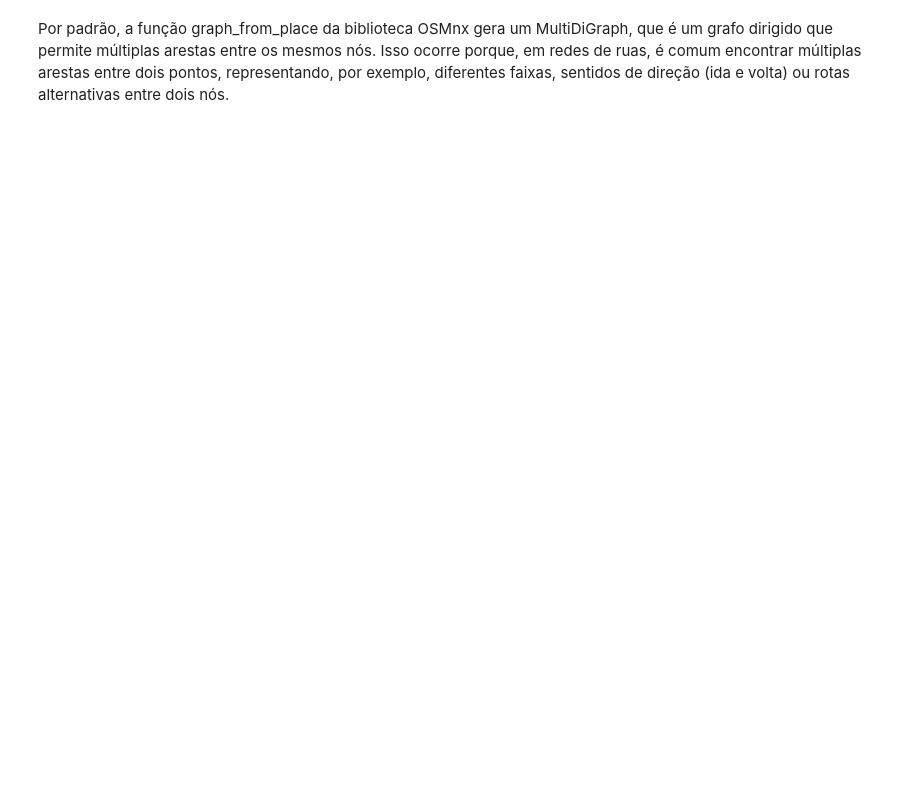
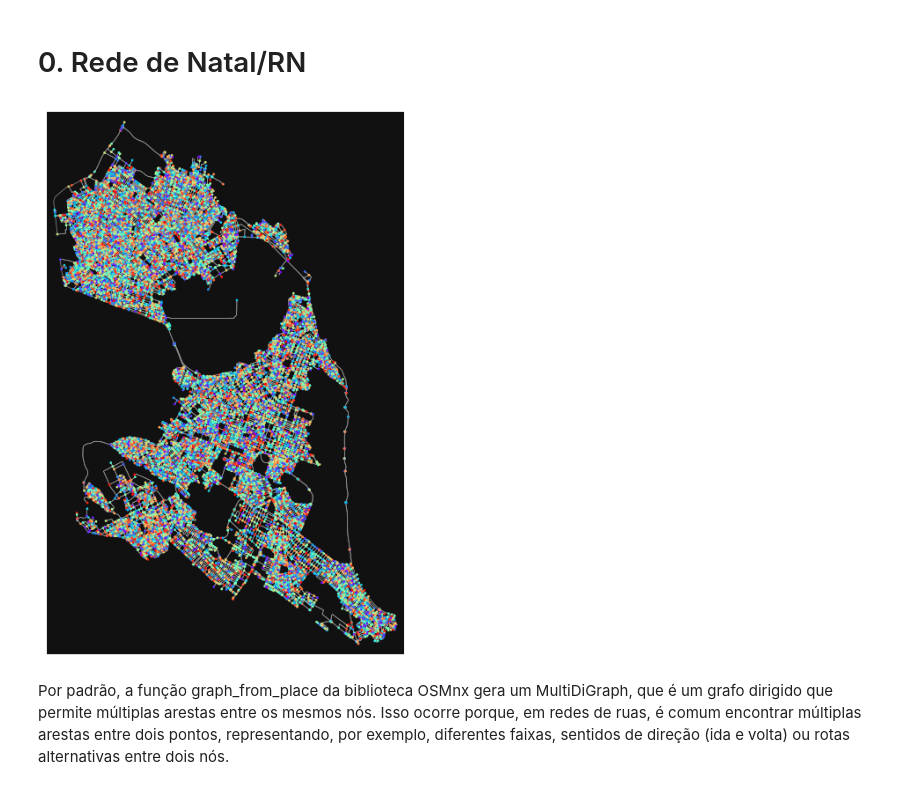
Before and after one commit to polianaraujo/aed2, a Jupyter notebook: U1T4/U1T4_PythonNotebook.ipynb, the cells around one changed output. Cells and saved outputs as stored; diff of their text form; code cells hidden in the pictures; blank space fills up the shorter version.

```diff
--- a/U1T4/U1T4_PythonNotebook.ipynb
+++ b/U1T4/U1T4_PythonNotebook.ipynb
@@ -36,2 +31,24 @@ fig, ax = ox.plot_graph(G, node_size=10, node_color='red', edge_linewidth=0.5)
+# %% [markdown]
+# 0. Rede de Natal/RN
+# %%
+# Definindo a região de interesse
+place_name = "Natal, Rio Grande do Norte, Brazil"
+
+# Gerar grafo, B=baixando dados de OpenStreetMap, selecionando ruas para carros
+G = ox.graph_from_place(place_name, network_type='drive')
+
+# Gerar uma lista de cores aleatórias para os nós
+node_colors = [cm.rainbow(random.random()) for _ in range(len(G.nodes))]
+
+# Plotar o grafo com cores variadas nos nós
+fig, ax = ox.plot_graph(
+    G,
+    node_size=4,
+    node_color=node_colors,  # Define a lista de cores
+    edge_linewidth=0.5
+)
+plt.show()
+# %% [output]
+[figure, added]
 # %% [markdown]
 Por padrão, a função graph_from_place da biblioteca OSMnx gera um MultiDiGraph, que é um grafo dirigido que permite múltiplas arestas entre os mesmos nós. Isso ocorre porque, em redes de ruas, é comum encontrar múltiplas arestas entre dois pontos, representando, por exemplo, diferentes faixas, sentidos de direção (ida e volta) ou rotas alternativas entre dois nós.
```
Also changed, not shown: parts of 34 cells of this notebook, 2 other files.
